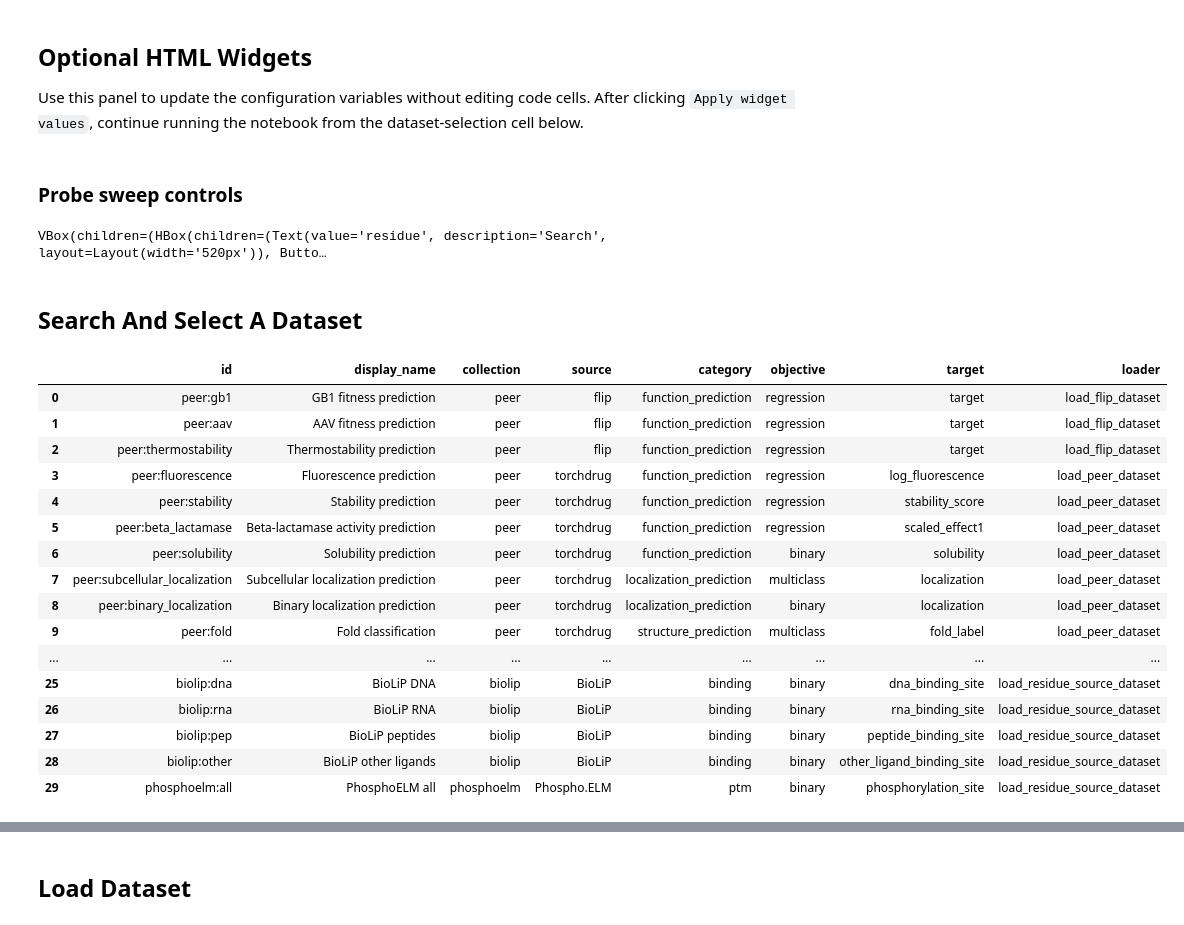
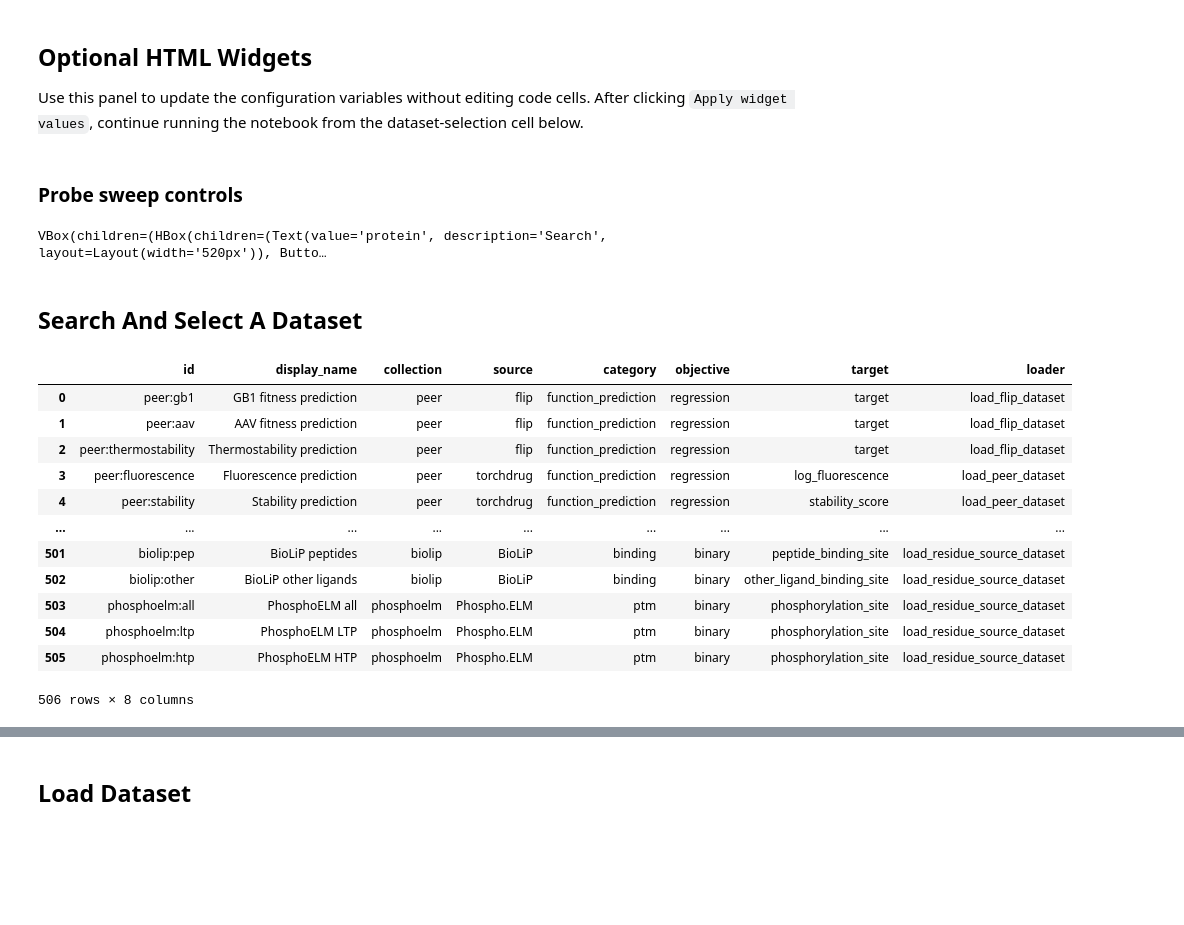
Before and after one commit to CBBIO/BioData, a Jupyter notebook: notebooks/probing_layer_sweep.ipynb, the cells around one changed output, grey strips where cells are left out. Cells and saved outputs as stored; diff of their text form; code cells hidden in the pictures; blank space fills up the shorter version.

```diff
--- a/notebooks/probing_layer_sweep.ipynb
+++ b/notebooks/probing_layer_sweep.ipynb
@@ -208,7 +214,14 @@ else:
     search_button = widgets.Button(description="Search", button_style="")
 
     model_class_select = widgets.Dropdown(options=available_generator_classes(), value=MODEL_CLASS, description="Model class")
-    model_name_select = widgets.Dropdown(options=_model_options(MODEL_CLASS), value=MODEL_NAME, description="Model", layout=widgets.Layout(width="420px"))
+    model_name_select = widgets.Combobox(
+        options=_model_options(MODEL_CLASS),
+        value=MODEL_NAME or "",
+        description="Model",
+        ensure_option=False,
+        placeholder="default for class",
+        layout=widgets.Layout(width="420px"),
+    )
     device_select = widgets.Dropdown(options=["cuda", "cpu"], value=DEVICE, description="Device")
 
     probe_kind_select = widgets.Dropdown(options=["linear", "mlp"], value=PROBE.kind, description="Probe")
@@ -223,6 +236,10 @@ else:
     max_train_input = widgets.IntText(value=MAX_TRAIN_EXAMPLES or -1, description="Max train")
     max_val_input = widgets.IntText(value=MAX_VAL_EXAMPLES or -1, description="Max val")
     max_test_input = widgets.IntText(value=MAX_TEST_EXAMPLES or -1, description="Max test")
+    redundancy_filter_input = widgets.Checkbox(value=FILTER_REDUNDANT_TO_TEST, description="Seq-id filter")
+    redundancy_cutoff_input = widgets.FloatText(value=REDUNDANCY_IDENTITY_CUTOFF, description="% identity")
+    redundancy_coverage_input = widgets.FloatText(value=REDUNDANCY_MIN_COVERAGE, description="Coverage")
+    redundancy_threads_input = widgets.IntText(value=REDUNDANCY_THREADS or -1, description="MMseqs threads")
     embedding_batch_input = widgets.BoundedIntText(value=EMBEDDING_BATCH_SIZE, min=1, max=256, description="Emb batch")
     max_batch_tokens_input = widgets.IntText(value=MAX_BATCH_TOKENS or -1, description="Max tokens")
     max_sequence_length_input = widgets.IntText(value=MAX_SEQUENCE_LENGTH or -1, description="Max seq")
@@ -245,6 +262,10 @@ else:
             return None
         return [int(part.strip()) for part in text.split(",") if part.strip()]
 
+    def _parse_optional_text(value: str | None) -> str | None:
+        text = value.strip() if isinstance(value, str) else ""
+        return text or None
+
     def _refresh_dataset_options(_button=None):
         options = _ready_dataset_options(dataset_search.value)
         dataset_select.options = options or _ready_dataset_options()
@@ -254,22 +275,26 @@ else:
     def _refresh_model_options(change):
         options = _model_options(change["new"])
         model_name_select.options = options
-        if options:
-            model_name_select.value = options[0]
+        model_name_select.value = ""
 
     def _apply_widget_values(_button=None):
         global DATASET_ID, DATASET_QUERY, DOWNLOAD_DATA, MODEL_CLASS, MODEL_NAME, DEVICE
-        global MAX_TRAIN_EXAMPLES, MAX_VAL_EXAMPLES, MAX_TEST_EXAMPLES, EMBEDDING_BATCH_SIZE, MAX_BATCH_TOKENS, MAX_SEQUENCE_LENGTH, POOLER, MAX_CPU_THREADS, MAX_TORCH_INTEROP_THREADS, DISABLE_TOKENIZERS_PARALLELISM, LENGTH_SORT_WINDOW
+        global MAX_TRAIN_EXAMPLES, MAX_VAL_EXAMPLES, MAX_TEST_EXAMPLES, FILTER_REDUNDANT_TO_TEST, REDUNDANCY_IDENTITY_CUTOFF, REDUNDANCY_MIN_COVERAGE, REDUNDANCY_THREADS
+        global EMBEDDING_BATCH_SIZE, MAX_BATCH_TOKENS, MAX_SEQUENCE_LENGTH, POOLER, MAX_CPU_THREADS, MAX_TORCH_INTEROP_THREADS, DISABLE_TOKENIZERS_PARALLELISM, LENGTH_SORT_WINDOW
         global LAYER_STRIDE, CUSTOM_LAYERS, PROBE, METRIC
         DATASET_ID = dataset_select.value
         DATASET_QUERY = dataset_search.value
         DOWNLOAD_DATA = bool(download_data_input.value)
         MODEL_CLASS = model_class_select.value
-        MODEL_NAME = model_name_select.value
+        MODEL_NAME = _parse_optional_text(model_name_select.value)
         DEVICE = device_select.value
         MAX_TRAIN_EXAMPLES = _parse_optional_int(max_train_input.value)
         MAX_VAL_EXAMPLES = _parse_optional_int(max_val_input.value)
         MAX_TEST_EXAMPLES = _parse_optional_int(max_test_input.value)
+        FILTER_REDUNDANT_TO_TEST = bool(redundancy_filter_input.value)
+        REDUNDANCY_IDENTITY_CUTOFF = float(redundancy_cutoff_input.value)
+        REDUNDANCY_MIN_COVERAGE = float(redundancy_coverage_input.value)
+        REDUNDANCY_THREADS = _parse_optional_int(redundancy_threads_input.value)
         EMBEDDING_BATCH_SIZE = int(embedding_batch_input.value)
         MAX_BATCH_TOKENS = _parse_optional_int(max_batch_tokens_input.value)
         MAX_SEQUENCE_LENGTH = _parse_optional_int(max_sequence_length_input.value)
@@ -295,7 +320,8 @@ else:
             seed=PROBE.seed,
             weight_decay=PROBE.weight_decay,
         )
-        widget_status.value = f"<p><strong>Applied:</strong> {DATASET_ID}, {MODEL_CLASS}:{MODEL_NAME}, {PROBE.kind} probe.</p>"
+        model_label = MODEL_NAME or "default"
+        widget_status.value = f"<p><strong>Applied:</strong> {DATASET_ID}, {MODEL_CLASS}:{model_label}, {PROBE.kind} probe.</p>"
 
     search_button.on_click(_refresh_dataset_options)
     model_class_select.observe(_refresh_model_options, names="value")
@@ -309,38 +335,35 @@ else:
         widgets.HBox([probe_kind_select, epochs_input, lr_input, batch_input, hidden_input]),
         widgets.HBox([layer_stride_input, custom_layers_input, metric_input]),
         widgets.HBox([max_train_input, max_val_input, max_test_input, download_data_input]),
+        widgets.HBox([redundancy_filter_input, redundancy_cutoff_input, redundancy_coverage_input, redundancy_threads_input]),
         widgets.HBox([embedding_batch_input, max_batch_tokens_input, max_sequence_length_input, length_sort_window_input, pooler_select]),
         widgets.HBox([cpu_threads_input, torch_interop_threads_input, tokenizers_parallelism_input]),
         widgets.HBox([apply_button, widget_status]),
     ]))
 # %% [output]
 Probe sweep controls
-VBox(children=(HBox(children=(Text(value='residue', description='Search', layout=Layout(width='520px')), Butto…
+VBox(children=(HBox(children=(Text(value='protein', description='Search', layout=Layout(width='520px')), Butto…
 # %% [markdown]
 ## Search And Select A Dataset
 # %%
 ready_datasets = list_dataset_catalog(status="ready")
 pd.DataFrame([entry.__dict__ for entry in ready_datasets]).loc[
     :, ["id", "display_name", "collection", "source", "category", "objective", "target", "loader"]
-].head(30)
+]
 # %% [output]
 |  | id | display_name | collection | source | category | objective | target | loader |
 | 0 | peer:gb1 | GB1 fitness prediction | peer | flip | function_prediction | regression | target | load_flip_dataset |
 | 1 | peer:aav | AAV fitness prediction | peer | flip | function_prediction | regression | target | load_flip_dataset |
 | 2 | peer:thermostability | Thermostability prediction | peer | flip | function_prediction | regression | target | load_flip_dataset |
 | 3 | peer:fluorescence | Fluorescence prediction | peer | torchdrug | function_prediction | regression | log_fluorescence | load_peer_dataset |
 | 4 | peer:stability | Stability prediction | peer | torchdrug | function_prediction | regression | stability_score | load_peer_dataset |
-| 5 | peer:beta_lactamase | Beta-lactamase activity prediction | peer | torchdrug | function_prediction | regression | scaled_effect1 | load_peer_dataset |
-| 6 | peer:solubility | Solubility prediction | peer | torchdrug | function_prediction | binary | solubility | load_peer_dataset |
-| 7 | peer:subcellular_localization | Subcellular localization prediction | peer | torchdrug | localization_prediction | multiclass | localization | load_peer_dataset |
-| 8 | peer:binary_localization | Binary localization prediction | peer | torchdrug | localization_prediction | binary | localization | load_peer_dataset |
-| 9 | peer:fold | Fold classification | peer | torchdrug | structure_prediction | multiclass | fold_label | load_peer_dataset |
 | ... | ... | ... | ... | ... | ... | ... | ... | ... |
-| 25 | biolip:dna | BioLiP DNA | biolip | BioLiP | binding | binary | dna_binding_site | load_residue_source_dataset |
-| 26 | biolip:rna | BioLiP RNA | biolip | BioLiP | binding | binary | rna_binding_site | load_residue_source_dataset |
-| 27 | biolip:pep | BioLiP peptides | biolip | BioLiP | binding | binary | peptide_binding_site | load_residue_source_dataset |
-| 28 | biolip:other | BioLiP other ligands | biolip | BioLiP | binding | binary | other_ligand_binding_site | load_residue_source_dataset |
-| 29 | phosphoelm:all | PhosphoELM all | phosphoelm | Phospho.ELM | ptm | binary | phosphorylation_site | load_residue_source_dataset |
+| 501 | biolip:pep | BioLiP peptides | biolip | BioLiP | binding | binary | peptide_binding_site | load_residue_source_dataset |
+| 502 | biolip:other | BioLiP other ligands | biolip | BioLiP | binding | binary | other_ligand_binding_site | load_residue_source_dataset |
+| 503 | phosphoelm:all | PhosphoELM all | phosphoelm | Phospho.ELM | ptm | binary | phosphorylation_site | load_residue_source_dataset |
+| 504 | phosphoelm:ltp | PhosphoELM LTP | phosphoelm | Phospho.ELM | ptm | binary | phosphorylation_site | load_residue_source_dataset |
+| 505 | phosphoelm:htp | PhosphoELM HTP | phosphoelm | Phospho.ELM | ptm | binary | phosphorylation_site | load_residue_source_dataset |
+506 rows × 8 columns
 # %%
 if DATASET_ID is None:
     candidates = search_dataset_catalog(DATASET_QUERY, status="ready")
```
Also changed, not shown: parts of 10 cells of this notebook, 25 other files.
